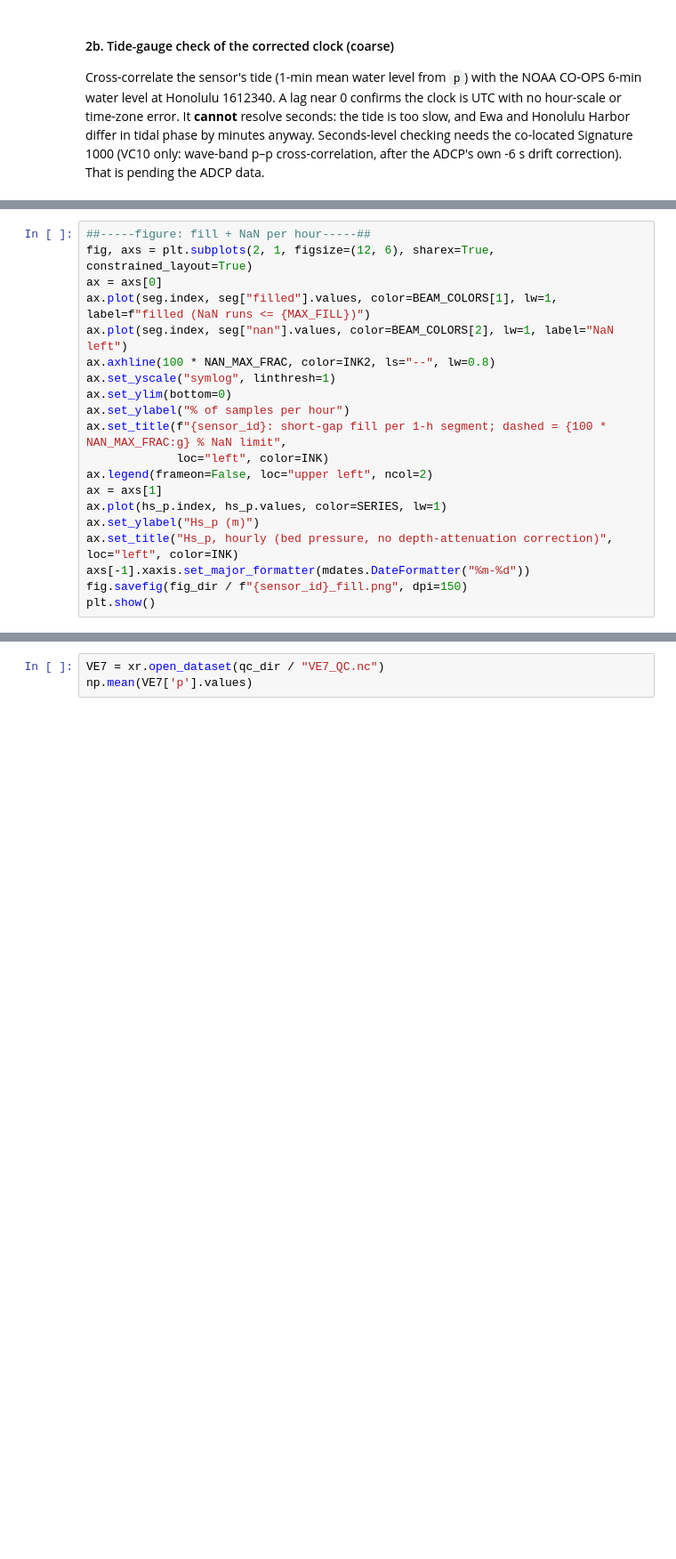
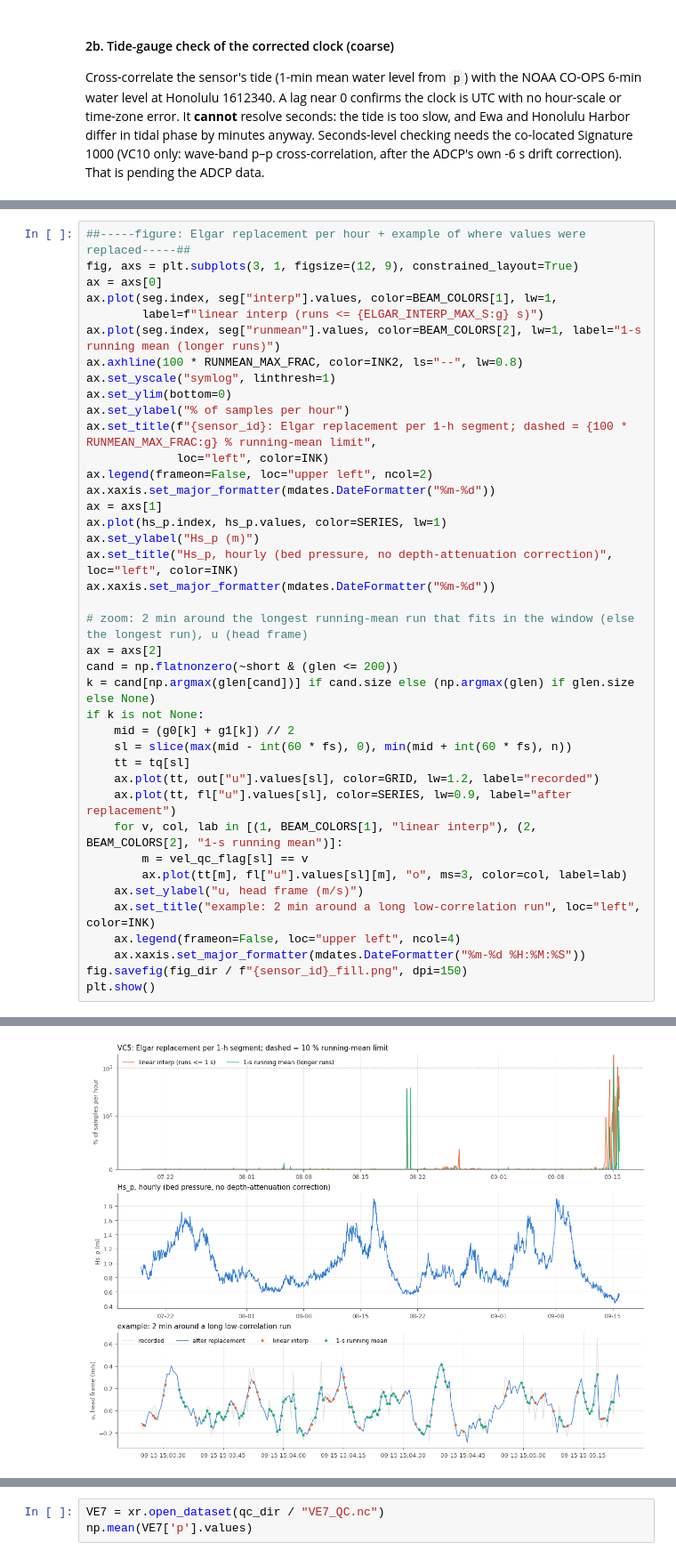
Before and after one commit to isidora-rojas/4EWA, a Jupyter notebook: processing/adv_QC.ipynb, the cells around one changed output, grey strips where cells are left out. Shown at 89% size. Drawn from its saved outputs; the diff is of its cells as text; blank space fills up the shorter version.

```diff
--- a/processing/adv_QC.ipynb
+++ b/processing/adv_QC.ipynb
@@ -829,21 +904,41 @@ NameError: name 'bq' is not defined
 # %%
-##-----figure: fill + NaN per hour-----##
-fig, axs = plt.subplots(2, 1, figsize=(12, 6), sharex=True, constrained_layout=True)
+##-----figure: Elgar replacement per hour + example of where values were replaced-----##
+fig, axs = plt.subplots(3, 1, figsize=(12, 9), constrained_layout=True)
 ax = axs[0]
-ax.plot(seg.index, seg["filled"].values, color=BEAM_COLORS[1], lw=1, label=f"filled (NaN runs <= {MAX_FILL})")
-ax.plot(seg.index, seg["nan"].values, color=BEAM_COLORS[2], lw=1, label="NaN left")
-ax.axhline(100 * NAN_MAX_FRAC, color=INK2, ls="--", lw=0.8)
+ax.plot(seg.index, seg["interp"].values, color=BEAM_COLORS[1], lw=1,
+        label=f"linear interp (runs <= {ELGAR_INTERP_MAX_S:g} s)")
+ax.plot(seg.index, seg["runmean"].values, color=BEAM_COLORS[2], lw=1, label="1-s running mean (longer runs)")
+ax.axhline(100 * RUNMEAN_MAX_FRAC, color=INK2, ls="--", lw=0.8)
 ax.set_yscale("symlog", linthresh=1)
 ax.set_ylim(bottom=0)
 ax.set_ylabel("% of samples per hour")
-ax.set_title(f"{sensor_id}: short-gap fill per 1-h segment; dashed = {100 * NAN_MAX_FRAC:g} % NaN limit",
+ax.set_title(f"{sensor_id}: Elgar replacement per 1-h segment; dashed = {100 * RUNMEAN_MAX_FRAC:g} % running-mean limit",
              loc="left", color=INK)
 ax.legend(frameon=False, loc="upper left", ncol=2)
+ax.xaxis.set_major_formatter(mdates.DateFormatter("%m-%d"))
 ax = axs[1]
 ax.plot(hs_p.index, hs_p.values, color=SERIES, lw=1)
 ax.set_ylabel("Hs_p (m)")
 ax.set_title("Hs_p, hourly (bed pressure, no depth-attenuation correction)", loc="left", color=INK)
-axs[-1].xaxis.set_major_formatter(mdates.DateFormatter("%m-%d"))
+ax.xaxis.set_major_formatter(mdates.DateFormatter("%m-%d"))
+
+# zoom: 2 min around the longest running-mean run that fits in the window (else the longest run), u (head frame)
+ax = axs[2]
+cand = np.flatnonzero(~short & (glen <= 200))
+k = cand[np.argmax(glen[cand])] if cand.size else (np.argmax(glen) if glen.size else None)
+if k is not None:
+    mid = (g0[k] + g1[k]) // 2
+    sl = slice(max(mid - int(60 * fs), 0), min(mid + int(60 * fs), n))
+    tt = tq[sl]
+    ax.plot(tt, out["u"].values[sl], color=GRID, lw=1.2, label="recorded")
+    ax.plot(tt, fl["u"].values[sl], color=SERIES, lw=0.9, label="after replacement")
+    for v, col, lab in [(1, BEAM_COLORS[1], "linear interp"), (2, BEAM_COLORS[2], "1-s running mean")]:
+        m = vel_qc_flag[sl] == v
+        ax.plot(tt[m], fl["u"].values[sl][m], "o", ms=3, color=col, label=lab)
+    ax.set_ylabel("u, head frame (m/s)")
+    ax.set_title("example: 2 min around a long low-correlation run", loc="left", color=INK)
+    ax.legend(frameon=False, loc="upper left", ncol=4)
+    ax.xaxis.set_major_formatter(mdates.DateFormatter("%m-%d %H:%M:%S"))
 fig.savefig(fig_dir / f"{sensor_id}_fill.png", dpi=150)
 plt.show()
 # %% [output]
@@ -851,3 +945,4 @@ NameError: name 'bq' is not defined
+[figure, added]
 # %% [markdown]
 ### 5. Rotation to earth/shore-normal
 - The internal compass and tilt sensor are in the canister, not the probe head (Nortek Comprehensive
```
Also changed, not shown: parts of 23 cells of this notebook, 46 other files.
